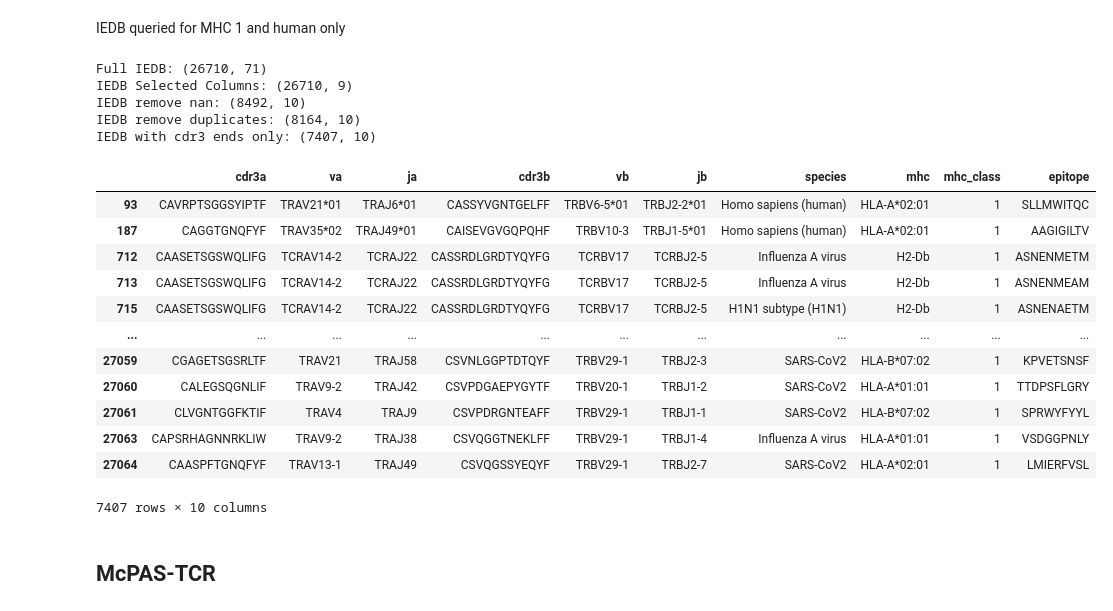
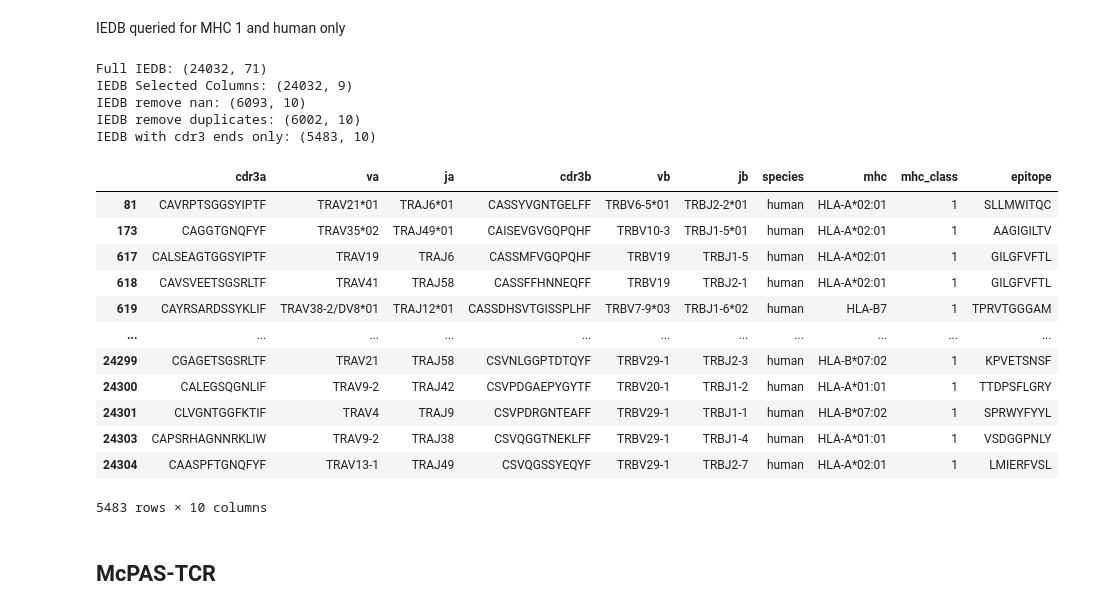
Before and after one commit to jgbrasier/tcrpmhc-binding, a Jupyter notebook: dataprep.ipynb, the cells around one changed output. Drawn from its saved outputs; the diff is of its cells as text; code cells hidden in the pictures.

```diff
--- a/dataprep.ipynb
+++ b/dataprep.ipynb
@@ -10,16 +11,18 @@ import pandas as pd
 # %% [markdown]
 # Dataset preprocessing
 # %%
-vdjdb_raw = pd.read_csv('data/raw/vdjdb_paired.tsv', sep='\t')
-iedb_raw = pd.read_csv('data/raw/iedb.csv')
-mcpas_raw = pd.read_csv('data/raw/mcpas-tcr.csv', encoding='latin1')
+vdjdb_raw = pd.read_csv('data/raw/vdjdb_paired_010923.tsv', sep='\t')
+iedb_raw = pd.read_csv('data/raw/iedb_010923.csv')
+mcpas_raw = pd.read_csv('data/raw/mcpas-tcr_010923.csv', encoding='latin1')
 # %% [markdown]
 ## VDJdb
 # %%
 vdj_cols = ['complex.id', 'CDR3', 'V', 'J', 'Species', 'MHC A','MHC class', 'Epitope']
 print('VDJdb raw:', vdjdb_raw.shape)
-vdjdb_a = vdjdb_raw[vdjdb_raw['Gene']=='TRA'][vdj_cols].copy()
-vdjdb_b = vdjdb_raw[vdjdb_raw['Gene']=='TRB'][vdj_cols].copy()
+
+vdjdb = vdjdb_raw.dropna()
+vdjdb_a = vdjdb[vdjdb['Gene']=='TRA'][vdj_cols].copy()
+vdjdb_b = vdjdb[vdjdb['Gene']=='TRB'][vdj_cols].copy()
 
 vdjdb = pd.merge(vdjdb_a, vdjdb_b, on='complex.id')
 print('VDJdb paired:', vdjdb.shape)
@@ -32,5 +35,16 @@ vdj_cols = ['complex.id', 'CDR3_x', 'V_x', 'J_x', 'CDR3_y', 'V_y', 'J_y', 'Speci
 vdjdb = vdjdb[vdj_cols].copy()
 vdj_cols = ['complex.id', 'cdr3a', 'va', 'ja', 'cdr3b', 'vb', 'jb', 'species', 'mhc', 'mhc_class', 'epitope']
 vdjdb.columns = vdj_cols
+
+# final data formating
+try:
+    vdjdb = vdjdb.drop('complex.id', axis=1)
+except:
+    pass
+vdjdb = vdjdb.replace('MHCI', 1) # name formatting
+vdjdb = vdjdb.replace('HomoSapiens', 'human') # name formatting
+vdjdb = vdjdb[vdjdb['species']=='human'].copy() # keep only humans
+vdjdb = vdjdb.drop_duplicates()
+print("preprocessed vdjdb:", vdjdb.shape)
 vdjdb.head()
 # %% [output]
@@ -84,50 +64,55 @@ IEDB queried for MHC 1 and human only
 # %%
 subset = ['Chain 1 CDR3 Curated', 'Chain 2 CDR3 Curated']
 iedb = iedb_raw.dropna(subset=subset)
 iedb = iedb.astype('str')
 print("Full IEDB:", iedb.shape)
 
 iedb_base_cols = ['Group Receptor ID', 'Receptor ID', 'Description', 'Organism', 'MHC Allele Names']
 
 iedb_cols = [col for col in iedb.columns if "Curated" in col and ("CDR3" in col or "V" in col or "J" in col)]
 iedb_cols = ['Description', 'Organism', 'MHC Allele Names', 'Curated Chain 1 V Gene', 'Curated Chain 1 J Gene', 'Chain 1 CDR3 Curated',
             'Curated Chain 2 V Gene','Curated Chain 2 J Gene', 'Chain 2 CDR3 Curated']
 iedb = iedb[iedb_cols]
 print("IEDB Selected Columns:", iedb.shape)
 
 iedb = iedb.replace('nan', np.nan)
 iedb = iedb.dropna()
 iedb.columns = ['epitope', 'species', 'mhc', 'va', 'ja', 'cdr3a', 'vb', 'jb', 'cdr3b']
 iedb['mhc_class'] = 1
+iedb['species'] = 'human' # IEDB filtered for only human
+
 iedb = iedb[vdjdb.columns]
 print('IEDB remove nan:', iedb.shape)
 iedb = iedb.drop_duplicates()
 print('IEDB remove duplicates:', iedb.shape)
 
 # we need the CDR3 ends for 3D generation, one way to get this is to check if the sequence starts with C
 iedb = iedb[iedb['cdr3a'].str.startswith('C')]
 iedb = iedb[iedb['cdr3b'].str.startswith('C')]
 print('IEDB with cdr3 ends only:', iedb.shape)
+
+# VJ name formating for cases where V, J gene starts with 'TCR' instead of 'TR'
+iedb = iedb.replace('TCR', 'TR', regex=True)
 iedb
 # %% [output]
-Full IEDB: (26710, 71)
-IEDB Selected Columns: (26710, 9)
-IEDB remove nan: (8492, 10)
-IEDB remove duplicates: (8164, 10)
-IEDB with cdr3 ends only: (7407, 10)
+Full IEDB: (24032, 71)
+IEDB Selected Columns: (24032, 9)
+IEDB remove nan: (6093, 10)
+IEDB remove duplicates: (6002, 10)
+IEDB with cdr3 ends only: (5483, 10)
 |  | cdr3a | va | ja | cdr3b | vb | jb | species | mhc | mhc_class | epitope |
-| 93 | CAVRPTSGGSYIPTF | TRAV21*01 | TRAJ6*01 | CASSYVGNTGELFF | TRBV6-5*01 | TRBJ2-2*01 | Homo sapiens (human) | HLA-A*02:01 | 1 | SLLMWITQC |
-| 187 | CAGGTGNQFYF | TRAV35*02 | TRAJ49*01 | CAISEVGVGQPQHF | TRBV10-3 | TRBJ1-5*01 | Homo sapiens (human) | HLA-A*02:01 | 1 | AAGIGILTV |
-| 712 | CAASETSGSWQLIFG | TCRAV14-2 | TCRAJ22 | CASSRDLGRDTYQYFG | TCRBV17 | TCRBJ2-5 | Influenza A virus | H2-Db | 1 | ASNENMETM |
-| 713 | CAASETSGSWQLIFG | TCRAV14-2 | TCRAJ22 | CASSRDLGRDTYQYFG | TCRBV17 | TCRBJ2-5 | Influenza A virus | H2-Db | 1 | ASNENMEAM |
-| 715 | CAASETSGSWQLIFG | TCRAV14-2 | TCRAJ22 | CASSRDLGRDTYQYFG | TCRBV17 | TCRBJ2-5 | H1N1 subtype (H1N1) | H2-Db | 1 | ASNENAETM |
+| 81 | CAVRPTSGGSYIPTF | TRAV21*01 | TRAJ6*01 | CASSYVGNTGELFF | TRBV6-5*01 | TRBJ2-2*01 | human | HLA-A*02:01 | 1 | SLLMWITQC |
+| 173 | CAGGTGNQFYF | TRAV35*02 | TRAJ49*01 | CAISEVGVGQPQHF | TRBV10-3 | TRBJ1-5*01 | human | HLA-A*02:01 | 1 | AAGIGILTV |
+| 617 | CALSEAGTGGSYIPTF | TRAV19 | TRAJ6 | CASSMFVGQPQHF | TRBV19 | TRBJ1-5 | human | HLA-A*02:01 | 1 | GILGFVFTL |
+| 618 | CAVSVEETSGSRLTF | TRAV41 | TRAJ58 | CASSFFHNNEQFF | TRBV19 | TRBJ2-1 | human | HLA-A*02:01 | 1 | GILGFVFTL |
+| 619 | CAYRSARDSSYKLIF | TRAV38-2/DV8*01 | TRAJ12*01 | CASSDHSVTGISSPLHF | TRBV7-9*03 | TRBJ1-6*02 | human | HLA-B7 | 1 | TPRVTGGGAM |
 | ... | ... | ... | ... | ... | ... | ... | ... | ... | ... | ... |
-| 27059 | CGAGETSGSRLTF | TRAV21 | TRAJ58 | CSVNLGGPTDTQYF | TRBV29-1 | TRBJ2-3 | SARS-CoV2 | HLA-B*07:02 | 1 | KPVETSNSF |
-| 27060 | CALEGSQGNLIF | TRAV9-2 | TRAJ42 | CSVPDGAEPYGYTF | TRBV20-1 | TRBJ1-2 | SARS-CoV2 | HLA-A*01:01 | 1 | TTDPSFLGRY |
-| 27061 | CLVGNTGGFKTIF | TRAV4 | TRAJ9 | CSVPDRGNTEAFF | TRBV29-1 | TRBJ1-1 | SARS-CoV2 | HLA-B*07:02 | 1 | SPRWYFYYL |
-| 27063 | CAPSRHAGNNRKLIW | TRAV9-2 | TRAJ38 | CSVQGGTNEKLFF | TRBV29-1 | TRBJ1-4 | Influenza A virus | HLA-A*01:01 | 1 | VSDGGPNLY |
-| 27064 | CAASPFTGNQFYF | TRAV13-1 | TRAJ49 | CSVQGSSYEQYF | TRBV29-1 | TRBJ2-7 | SARS-CoV2 | HLA-A*02:01 | 1 | LMIERFVSL |
+| 24299 | CGAGETSGSRLTF | TRAV21 | TRAJ58 | CSVNLGGPTDTQYF | TRBV29-1 | TRBJ2-3 | human | HLA-B*07:02 | 1 | KPVETSNSF |
+| 24300 | CALEGSQGNLIF | TRAV9-2 | TRAJ42 | CSVPDGAEPYGYTF | TRBV20-1 | TRBJ1-2 | human | HLA-A*01:01 | 1 | TTDPSFLGRY |
+| 24301 | CLVGNTGGFKTIF | TRAV4 | TRAJ9 | CSVPDRGNTEAFF | TRBV29-1 | TRBJ1-1 | human | HLA-B*07:02 | 1 | SPRWYFYYL |
+| 24303 | CAPSRHAGNNRKLIW | TRAV9-2 | TRAJ38 | CSVQGGTNEKLFF | TRBV29-1 | TRBJ1-4 | human | HLA-A*01:01 | 1 | VSDGGPNLY |
+| 24304 | CAASPFTGNQFYF | TRAV13-1 | TRAJ49 | CSVQGSSYEQYF | TRBV29-1 | TRBJ2-7 | human | HLA-A*02:01 | 1 | LMIERFVSL |
-7407 rows × 10 columns
+5483 rows × 10 columns
 # %% [markdown]
 ## McPAS-TCR
 # %%
```
Also changed, not shown: parts of 11 cells of this notebook, 9 other files.
